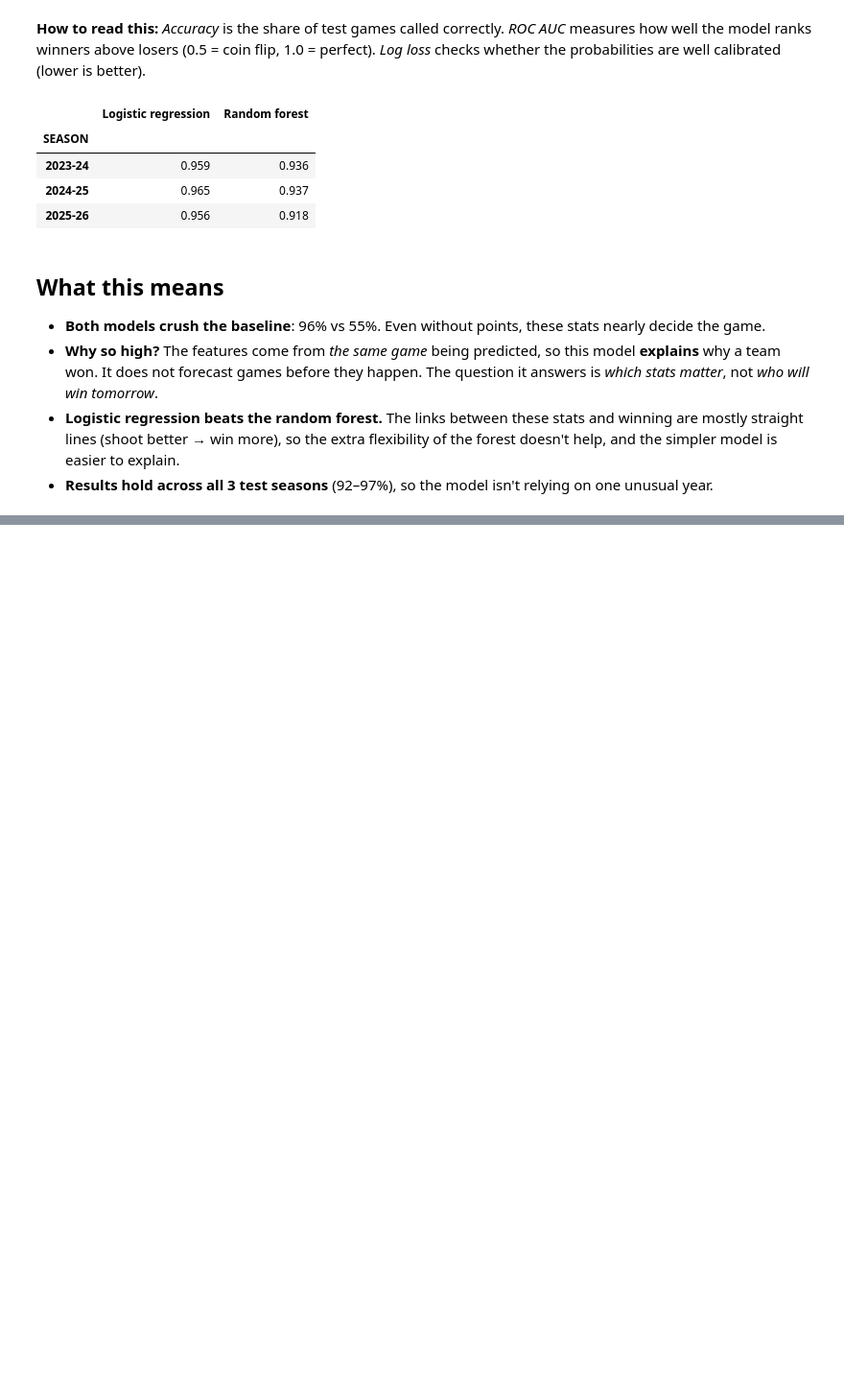
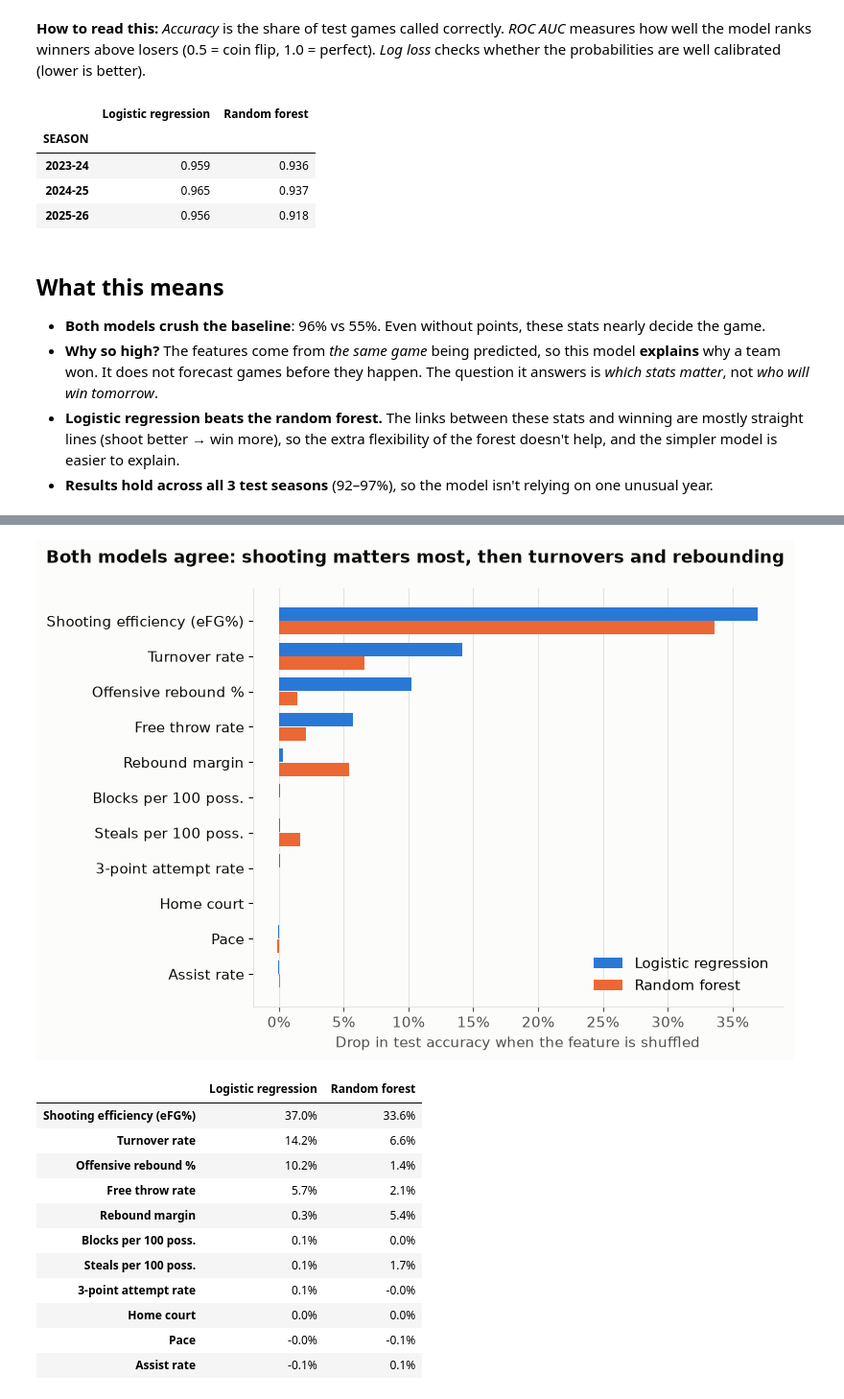
Before and after one commit to QYang5917/nba-win-predictors, a Jupyter notebook: notebooks/analysis.ipynb, the cells around one changed output, grey strips where cells are left out. Shown at 96% size. Cells and saved outputs as stored; diff of their text form; code cells hidden in the pictures; blank space fills up the shorter version.

```diff
--- a/notebooks/analysis.ipynb
+++ b/notebooks/analysis.ipynb
@@ -88,0 +141,34 @@ by_season.groupby('SEASON').apply(
+# %%
+perm = {}
+for name, model in [('Logistic regression', logreg), ('Random forest', forest)]:
+    r = permutation_importance(model, X_test, y_test, scoring='accuracy',
+                               n_repeats=10, random_state=42, n_jobs=-1)
+    perm[name] = pd.Series(r.importances_mean, index=FEATURES)
+perm = pd.DataFrame(perm).rename(index=LABELS).sort_values('Logistic regression')
+
+fig, ax = plt.subplots(figsize=(8, 5.5))
+y = np.arange(len(perm)); h = 0.38
+ax.barh(y + h/2 + 0.01, perm['Logistic regression'], height=h, color=BLUE, label='Logistic regression')
+ax.barh(y - h/2 - 0.01, perm['Random forest'], height=h, color=ORANGE, label='Random forest')
+ax.set_yticks(y, perm.index)
+ax.xaxis.set_major_formatter(plt.FuncFormatter(lambda v, _: f'{v:.0%}'))
+ax.grid(axis='x', color=GRID, lw=0.8); ax.set_axisbelow(True)
+ax.set_xlabel('Drop in test accuracy when the feature is shuffled')
+fig.suptitle('Both models agree: shooting matters most, then turnovers and rebounding', x=0.02, ha='left', color=INK, fontweight='bold')
+ax.legend(frameon=False, loc='lower right')
+fig.tight_layout(); fig.savefig('../figures/permutation_importance.png'); plt.show()
+perm.sort_values('Logistic regression', ascending=False).map(lambda v: f'{v:.1%}')
+# %% [output]
+[figure, added]
+|  | Logistic regression | Random forest |
+| Shooting efficiency (eFG%) | 37.0% | 33.6% |
+| Turnover rate | 14.2% | 6.6% |
+| Offensive rebound % | 10.2% | 1.4% |
+| Free throw rate | 5.7% | 2.1% |
+| Rebound margin | 0.3% | 5.4% |
+| Blocks per 100 poss. | 0.1% | 0.0% |
+| Steals per 100 poss. | 0.1% | 1.7% |
+| 3-point attempt rate | 0.1% | -0.0% |
+| Home court | 0.0% | 0.0% |
+| Pace | -0.0% | -0.1% |
+| Assist rate | -0.1% | 0.1% |
```
Also changed, not shown: parts of 5 cells of this notebook, 3 other files.
